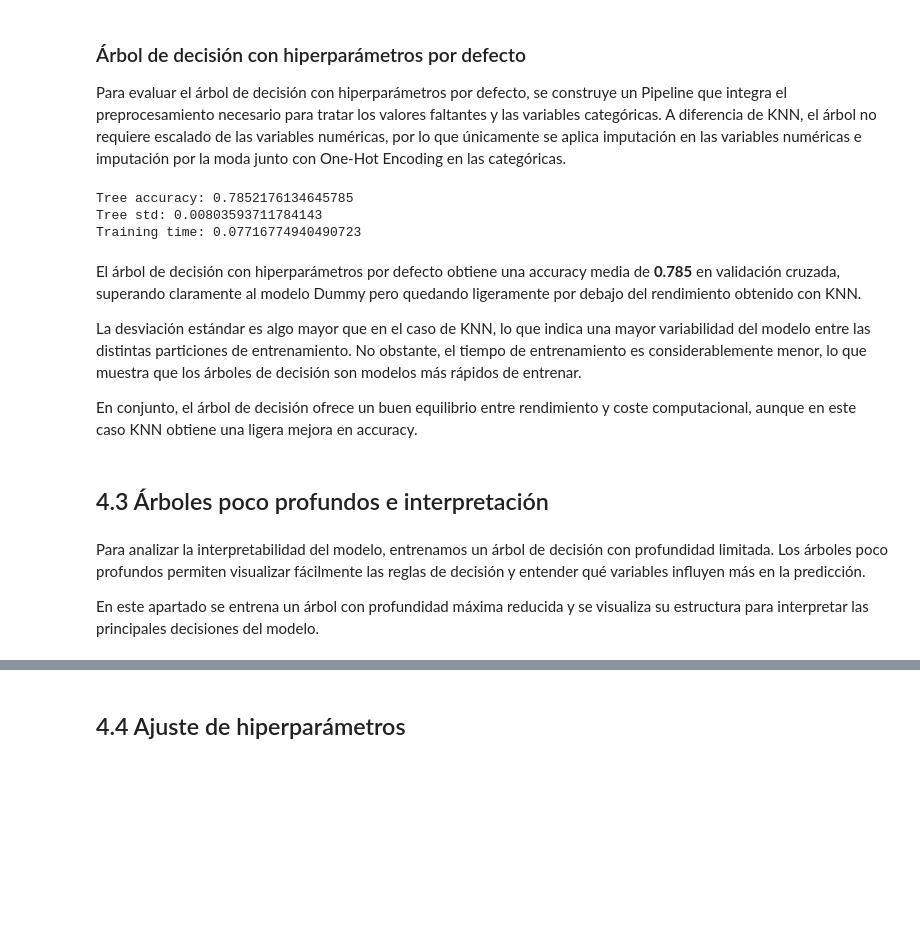
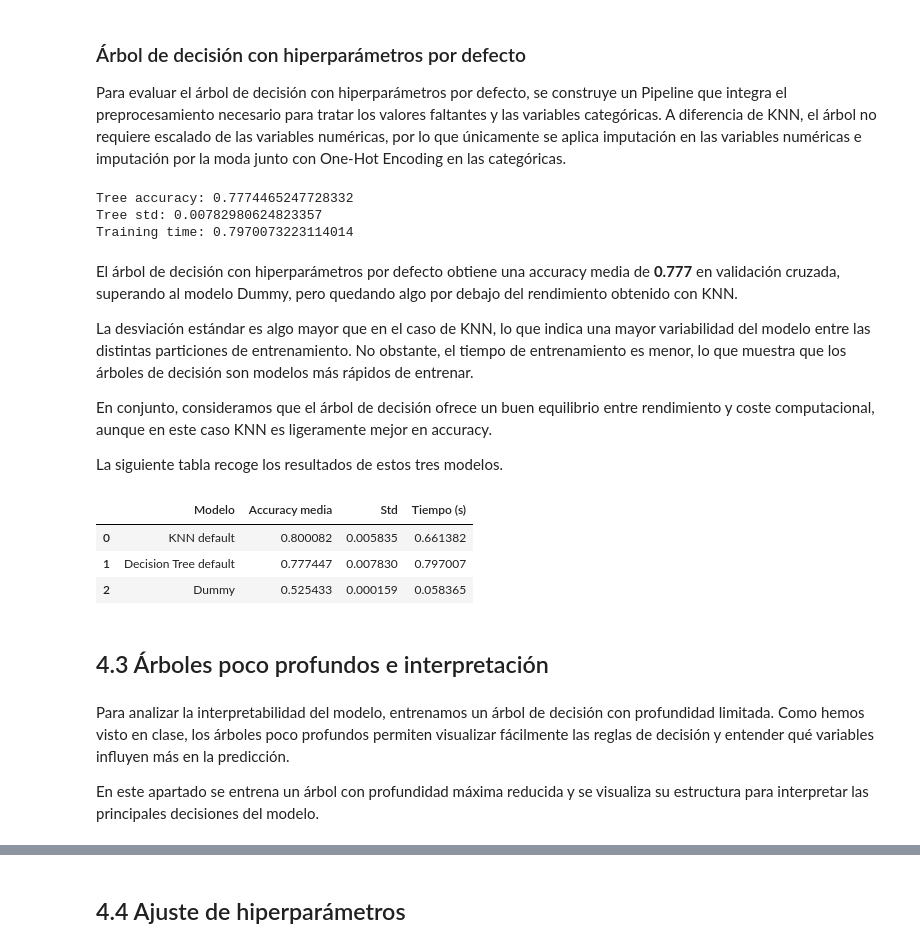
Before and after one commit to 100495785/Grupo17_Practica1, a Jupyter notebook: EDA_Practica1.ipynb, the cells around one changed output, grey strips where cells are left out. Saved outputs shown, nothing was run; the diff lists cells and outputs as text; code cells hidden in the pictures; blank space fills up the shorter version.

```diff
--- a/EDA_Practica1.ipynb
+++ b/EDA_Practica1.ipynb
@@ -600,16 +627,13 @@ Este resultado mejora claramente al modelo Dummy, lo que indica que KNN es capaz
 
 Para evaluar el árbol de decisión con hiperparámetros por defecto, se construye un Pipeline que integra el preprocesamiento necesario para tratar los valores faltantes y las variables categóricas. A diferencia de KNN, el árbol no requiere escalado de las variables numéricas, por lo que únicamente se aplica imputación en las variables numéricas e imputación por la moda junto con One-Hot Encoding en las categóricas.
 # %%
-categorical_cols = X_train.select_dtypes(include=["object"]).columns.tolist()
-numerical_cols   = X_train.select_dtypes(include=["int64", "float64"]).columns.tolist()
-
 numeric_transformer_tree = Pipeline([
     ("imputer", SimpleImputer(strategy="mean"))
 ])
 
 categorical_transformer_tree = Pipeline([
     ("imputer", SimpleImputer(strategy="most_frequent")),
-    ("onehot", OneHotEncoder(handle_unknown="ignore", sparse_output=False))
+    ("onehot", OneHotEncoder(handle_unknown="ignore"))
 ])
 
 preprocessor_tree = ColumnTransformer(
@@ -626,26 +650,63 @@ tree_default = Pipeline([
 ])
 
 start = time.time()
-scores = cross_val_score(tree_default, X_train, y_train, cv=cv, scoring="accuracy", n_jobs=-1)
-end = time.time()
+tree_scores = cross_val_score(
+    tree_default,
+    X_train,
+    y_train,
+    cv=cv,
+    scoring="accuracy",
+    n_jobs=-1
+)
+tree_time = time.time() - start
 
-print("Tree accuracy:", scores.mean())
-print("Tree std:", scores.std())
-print("Training time:", end - start)
+print("Tree accuracy:", tree_scores.mean())
+print("Tree std:", tree_scores.std())
+print("Training time:", tree_time)
 # %% [output]
-Tree accuracy: 0.7852176134645785
-Tree std: 0.00803593711784143
-Training time: 0.07716774940490723
+Tree accuracy: 0.7774465247728332
+Tree std: 0.00782980624823357
+Training time: 0.7970073223114014
 # %% [markdown]
-El árbol de decisión con hiperparámetros por defecto obtiene una accuracy media de **0.785** en validación cruzada, superando claramente al modelo Dummy pero quedando ligeramente por debajo del rendimiento obtenido con KNN.
+El árbol de decisión con hiperparámetros por defecto obtiene una accuracy media de **0.777** en validación cruzada, superando al modelo Dummy, pero quedando algo por debajo del rendimiento obtenido con KNN.
 
-La desviación estándar es algo mayor que en el caso de KNN, lo que indica una mayor variabilidad del modelo entre las distintas particiones de entrenamiento. No obstante, el tiempo de entrenamiento es considerablemente menor, lo que muestra que los árboles de decisión son modelos más rápidos de entrenar.
+La desviación estándar es algo mayor que en el caso de KNN, lo que indica una mayor variabilidad del modelo entre las distintas particiones de entrenamiento. No obstante, el tiempo de entrenamiento es menor, lo que muestra que los árboles de decisión son modelos más rápidos de entrenar.
 
-En conjunto, el árbol de decisión ofrece un buen equilibrio entre rendimiento y coste computacional, aunque en este caso KNN obtiene una ligera mejora en accuracy.
+En conjunto, consideramos que el árbol de decisión ofrece un buen equilibrio entre rendimiento y coste computacional, aunque en este caso KNN es ligeramente mejor en accuracy.
+
+La siguiente tabla recoge los resultados de estos tres modelos.
+# %%
+results_default = pd.DataFrame([
+    {
+        "Modelo": "Dummy",
+        "Accuracy media": dummy_scores.mean(),
+        "Std": dummy_scores.std(),
+        "Tiempo (s)": dummy_time
+    },
+    {
+        "Modelo": "KNN default",
+        "Accuracy media": knn_scores.mean(),
+        "Std": knn_scores.std(),
+        "Tiempo (s)": knn_time
+    },
+    {
+        "Modelo": "Decision Tree default",
+        "Accuracy media": tree_scores.mean(),
+        "Std": tree_scores.std(),
+        "Tiempo (s)": tree_time
+    }
+])
+
+results_default.sort_values("Accuracy media", ascending=False).reset_index(drop=True)
+# %% [output]
+|  | Modelo | Accuracy media | Std | Tiempo (s) |
+| 0 | KNN default | 0.800082 | 0.005835 | 0.661382 |
+| 1 | Decision Tree default | 0.777447 | 0.007830 | 0.797007 |
+| 2 | Dummy | 0.525433 | 0.000159 | 0.058365 |
 # %% [markdown]
 ## 4.3 Árboles poco profundos e interpretación
 # %% [markdown]
-Para analizar la interpretabilidad del modelo, entrenamos un árbol de decisión con profundidad limitada. Los árboles poco profundos permiten visualizar fácilmente las reglas de decisión y entender qué variables influyen más en la predicción.
+Para analizar la interpretabilidad del modelo, entrenamos un árbol de decisión con profundidad limitada. Como hemos visto en clase, los árboles poco profundos permiten visualizar fácilmente las reglas de decisión y entender qué variables influyen más en la predicción.
 
 En este apartado se entrena un árbol con profundidad máxima reducida y se visualiza su estructura para interpretar las principales decisiones del modelo.
 # %%
```
Also changed, not shown: parts of 36 cells of this notebook.
